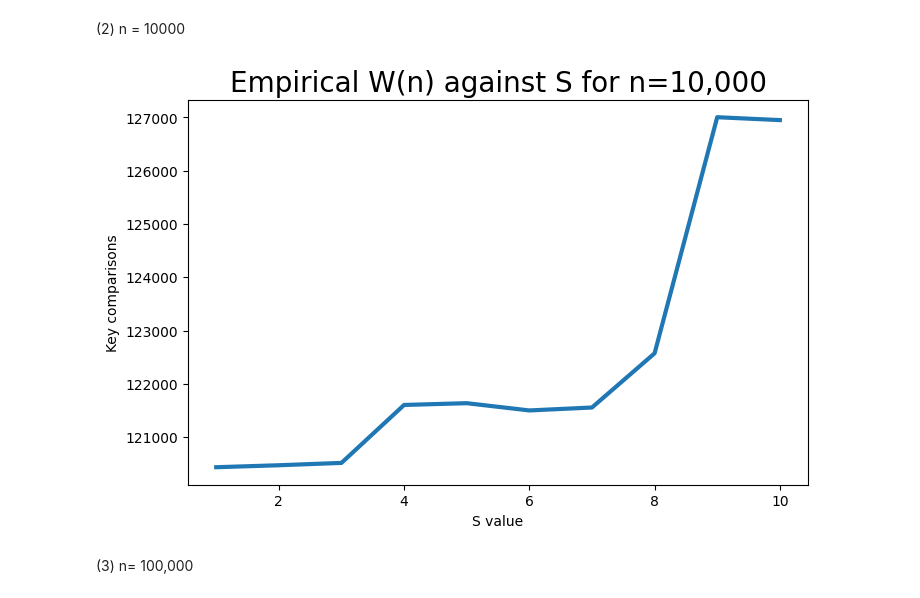
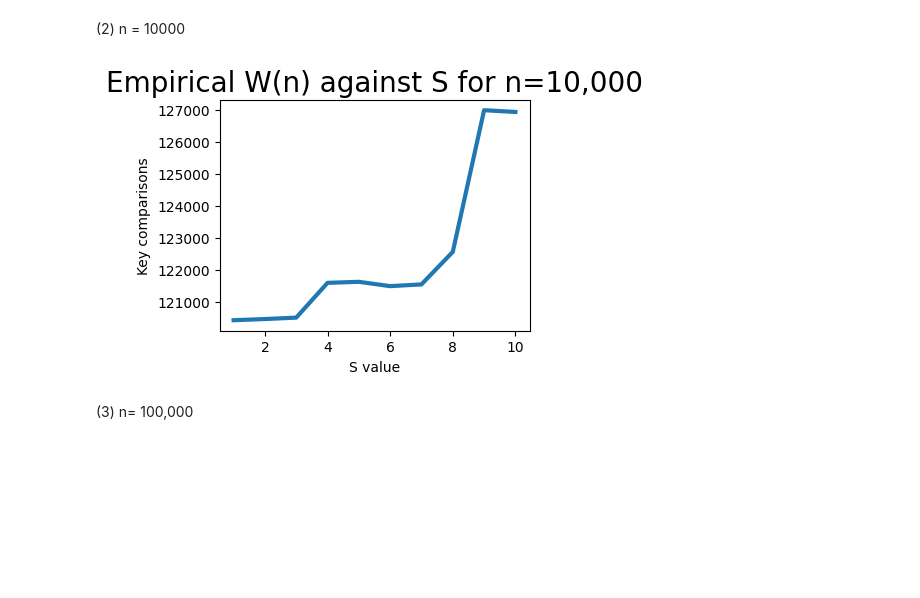
Before and after one commit to acmin1/SC2001Projects, a Jupyter notebook: lab1/lab1notebook.ipynb, the cells around one changed output. Saved outputs shown, nothing was run; the diff lists cells and outputs as text; code cells hidden in the pictures; blank space fills up the shorter version.

```diff
--- a/lab1/lab1notebook.ipynb
+++ b/lab1/lab1notebook.ipynb
@@ -174,18 +209,18 @@ plt.show()
 # %%
 data = np.loadtxt('10kn.txt')
 count3_1 = data[:, 1]
 
 #print(count3_1)
 
 x=np.array(range(1,11))
-f,axes = plt.subplots(1,1,figsize=(8,5))
+f,axes = plt.subplots(1,1,figsize=(4,3))
 plt.plot(x,count3_1,linewidth=3)
 plt.xlabel("S value")
 plt.ylabel("Key comparisons")
 plt.title('Empirical W(n) against S for n=10,000', fontsize=20)
 plt.show()
 # %% [output]
-[figure, old version]
+[figure, new version]
 # %% [markdown]
 (3) n= 100,000
 # %%
```
Also changed, not shown: parts of 28 cells of this notebook.
